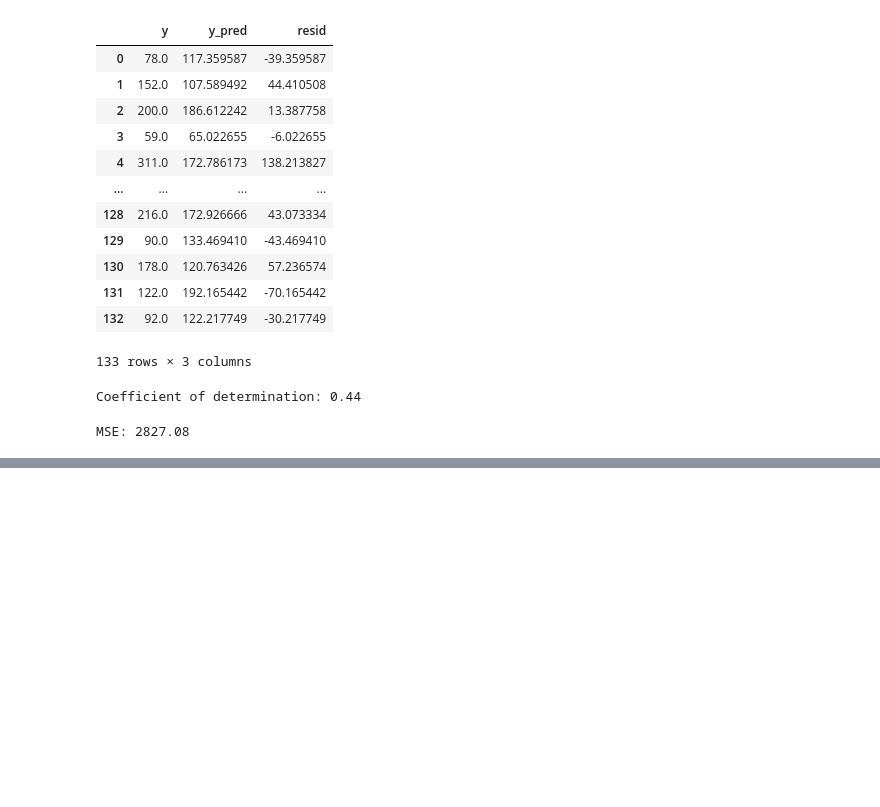
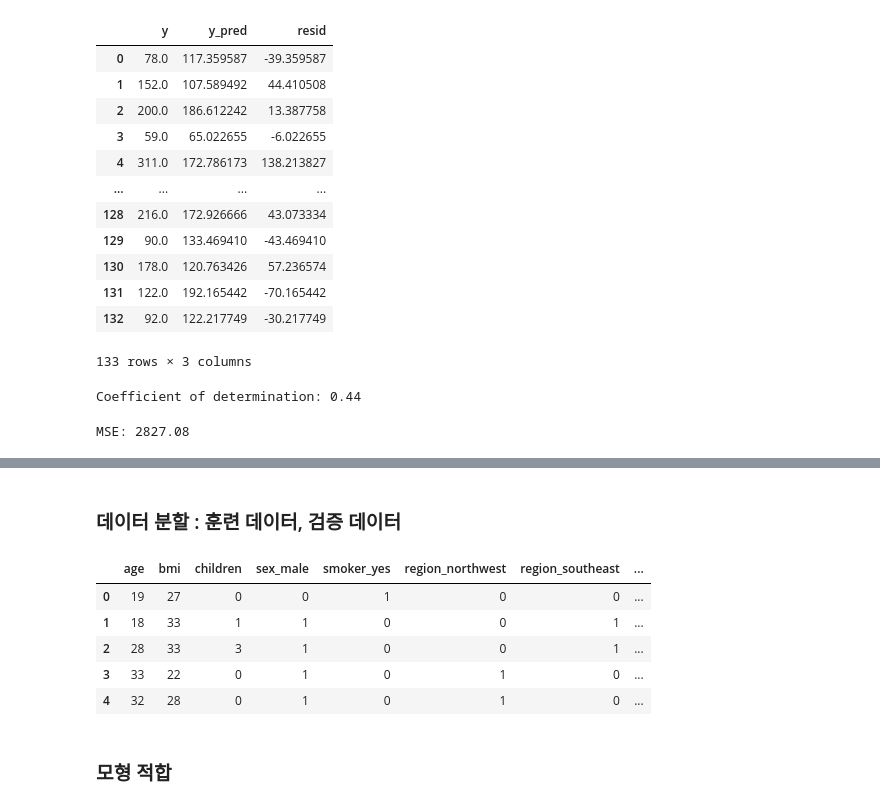
Before and after one commit to DDungEEEE/MachineLearning, a Jupyter notebook: first.ipynb, the cells around one changed output, grey strips where cells are left out. Saved outputs shown, nothing was run; the diff lists cells and outputs as text; code cells hidden in the pictures; blank space fills up the shorter version.

```diff
--- a/first.ipynb
+++ b/first.ipynb
@@ -260,0 +244,2 @@ MSE: 2827.08
+# %%
+insur = pd.read_csv("insurance.csv")
@@ -260,0 +250,2 @@ MSE: 2827.08
+# %%
+X = insur.drop(['charges'], axis = 1)
@@ -260,0 +261,6 @@ MSE: 2827.08
+# %%
+X = pd.get_dummies(data = X, drop_first = True)
+# %%
+X = X.astype(int)
+# %% [markdown]
+### 데이터 분할 : 훈련 데이터, 검증 데이터
@@ -260,0 +269,11 @@ MSE: 2827.08
+# %%
+X.head()
+# %% [output]
+|  | age | bmi | children | sex_male | smoker_yes | region_northwest | region_southeast | ... |
+| 0 | 19 | 27 | 0 | 0 | 1 | 0 | 0 | ... |
+| 1 | 18 | 33 | 1 | 1 | 0 | 0 | 1 | ... |
+| 2 | 28 | 33 | 3 | 1 | 0 | 0 | 1 | ... |
+| 3 | 33 | 22 | 0 | 1 | 0 | 1 | 0 | ... |
+| 4 | 32 | 28 | 0 | 1 | 0 | 1 | 0 | ... |
+# %% [markdown]
+### 모형 적합
```
Also changed, not shown: parts of 39 cells of this notebook, 1 other file.
